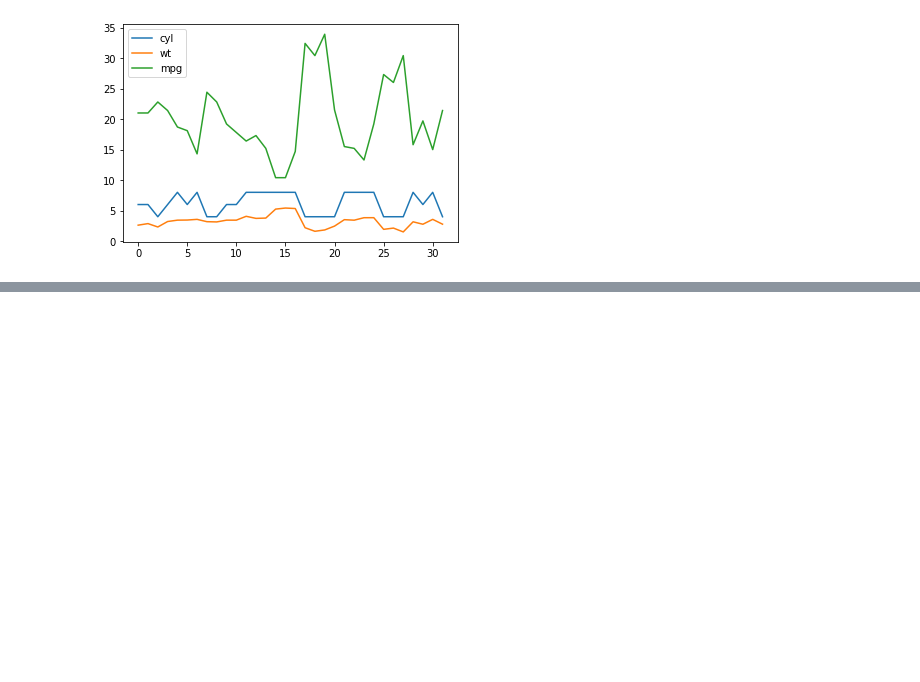
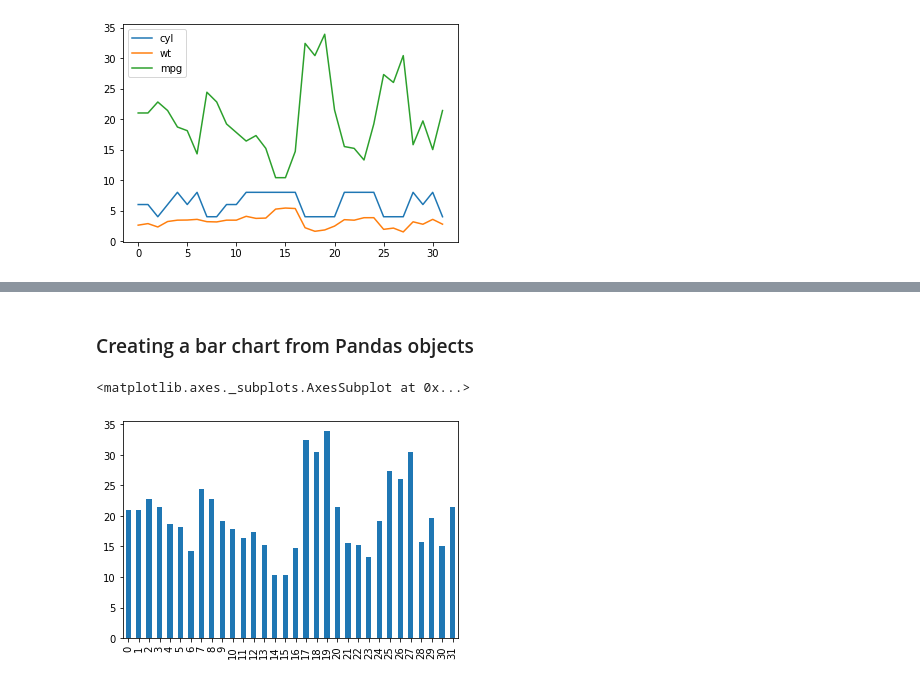
Before and after one commit to gofr1/jupyter-learning, a Jupyter notebook: data_science_basics/g-creating-standard-data-graphics.ipynb, the cells around one changed output, grey strips where cells are left out. Cells and saved outputs as stored; diff of their text form; code cells hidden in the pictures; blank space fills up the shorter version.

```diff
--- a/data_science_basics/g-creating-standard-data-graphics.ipynb
+++ b/data_science_basics/g-creating-standard-data-graphics.ipynb
@@ -42,0 +50,7 @@ df.plot()
+# %% [markdown]
+### Creating a bar chart from Pandas objects
+# %%
+mpg.plot(kind="bar")
+# %% [output]
+<matplotlib.axes._subplots.AxesSubplot at 0x...>
+[figure, added]
```
Also changed, not shown: parts of 4 cells of this notebook.
